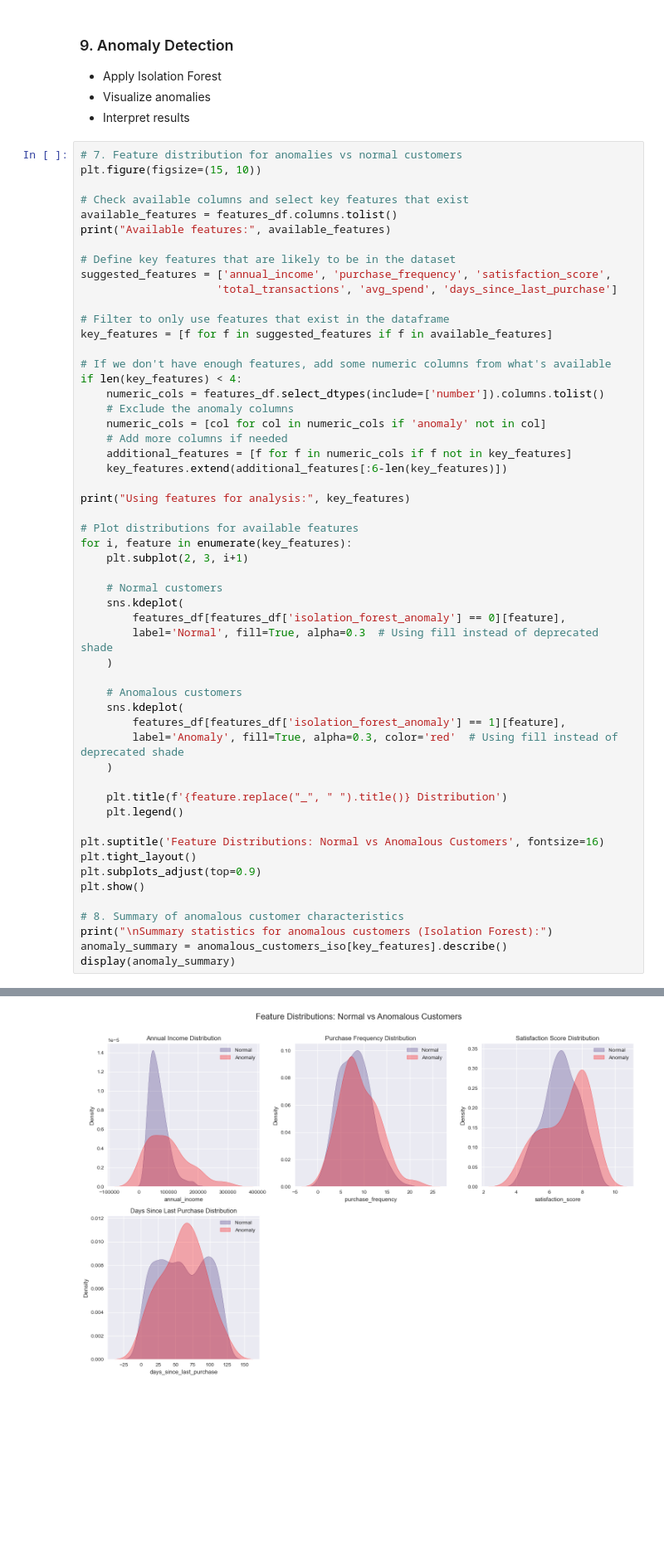
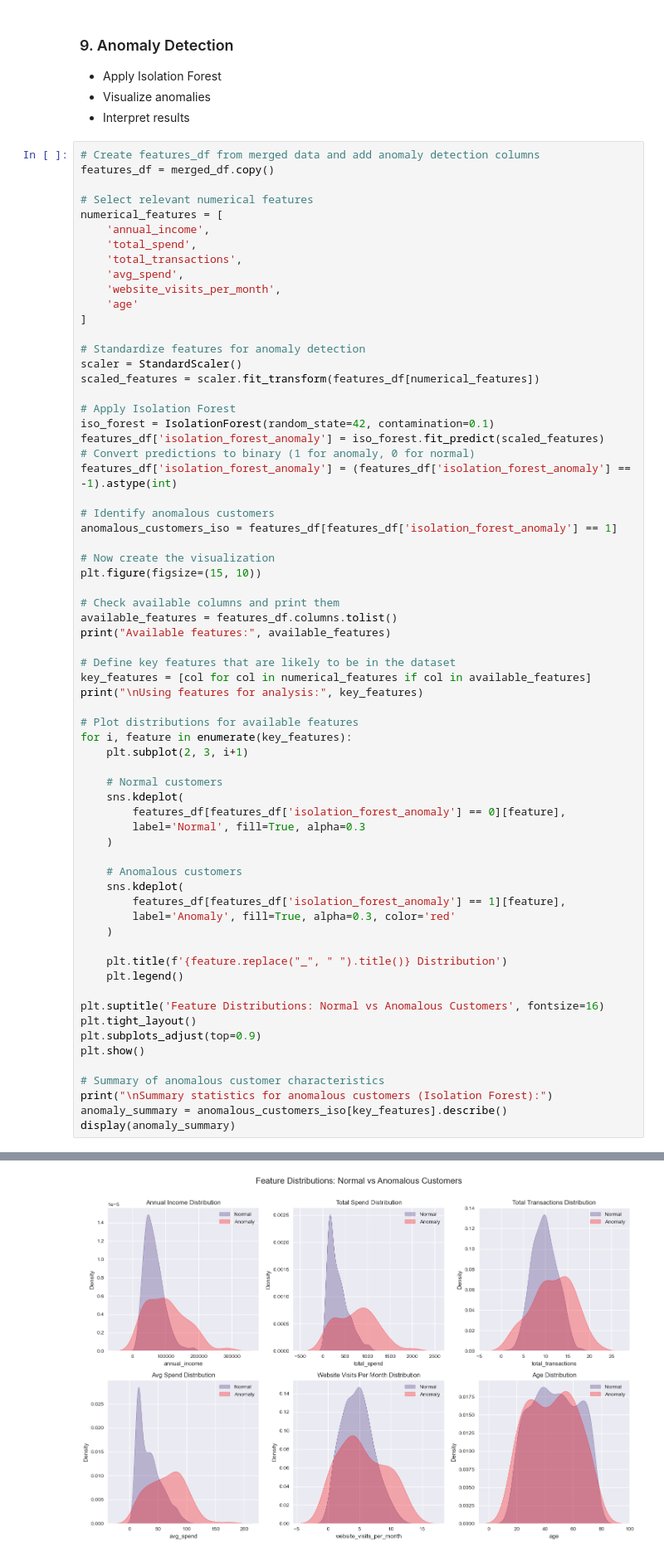
Before and after one commit to Omdena-CBP-Tanzania/unsupervised-machine-learning-lordwalt, a Jupyter notebook: retail_customer_segmentation.ipynb, the cells around one changed output, grey strips where cells are left out. Shown at 83% size. Cells and saved outputs as stored; diff of their text form; blank space fills up the shorter version.

```diff
--- a/retail_customer_segmentation.ipynb
+++ b/retail_customer_segmentation.ipynb
@@ -730,30 +730,42 @@ Cross-Cluster Opportunities:
 - Visualize anomalies
 - Interpret results
 # %%
-# 7. Feature distribution for anomalies vs normal customers
+# Create features_df from merged data and add anomaly detection columns
+features_df = merged_df.copy()
+
+# Select relevant numerical features
+numerical_features = [
+    'annual_income',
+    'total_spend',
+    'total_transactions',
+    'avg_spend',
+    'website_visits_per_month',
+    'age'
+]
+
+# Standardize features for anomaly detection
+scaler = StandardScaler()
+scaled_features = scaler.fit_transform(features_df[numerical_features])
+
+# Apply Isolation Forest
+iso_forest = IsolationForest(random_state=42, contamination=0.1)
+features_df['isolation_forest_anomaly'] = iso_forest.fit_predict(scaled_features)
+# Convert predictions to binary (1 for anomaly, 0 for normal)
+features_df['isolation_forest_anomaly'] = (features_df['isolation_forest_anomaly'] == -1).astype(int)
+
+# Identify anomalous customers
+anomalous_customers_iso = features_df[features_df['isolation_forest_anomaly'] == 1]
+
+# Now create the visualization
 plt.figure(figsize=(15, 10))
 
-# Check available columns and select key features that exist
+# Check available columns and print them
 available_features = features_df.columns.tolist()
 print("Available features:", available_features)
 
 # Define key features that are likely to be in the dataset
-suggested_features = ['annual_income', 'purchase_frequency', 'satisfaction_score',
-                     'total_transactions', 'avg_spend', 'days_since_last_purchase']
-
-# Filter to only use features that exist in the dataframe
-key_features = [f for f in suggested_features if f in available_features]
-
-# If we don't have enough features, add some numeric columns from what's available
-if len(key_features) < 4:
-    numeric_cols = features_df.select_dtypes(include=['number']).columns.tolist()
-    # Exclude the anomaly columns
-    numeric_cols = [col for col in numeric_cols if 'anomaly' not in col]
-    # Add more columns if needed
-    additional_features = [f for f in numeric_cols if f not in key_features]
-    key_features.extend(additional_features[:6-len(key_features)])
-
-print("Using features for analysis:", key_features)
+key_features = [col for col in numerical_features if col in available_features]
+print("\nUsing features for analysis:", key_features)
 
 # Plot distributions for available features
 for i, feature in enumerate(key_features):
@@ -762,13 +774,13 @@ for i, feature in enumerate(key_features):
     # Normal customers
     sns.kdeplot(
         features_df[features_df['isolation_forest_anomaly'] == 0][feature],
-        label='Normal', fill=True, alpha=0.3  # Using fill instead of deprecated shade
+        label='Normal', fill=True, alpha=0.3
     )
 
     # Anomalous customers
     sns.kdeplot(
         features_df[features_df['isolation_forest_anomaly'] == 1][feature],
-        label='Anomaly', fill=True, alpha=0.3, color='red'  # Using fill instead of deprecated shade
+        label='Anomaly', fill=True, alpha=0.3, color='red'
     )
 
     plt.title(f'{feature.replace("_", " ").title()} Distribution')
@@ -779,7 +791,7 @@ plt.tight_layout()
 plt.subplots_adjust(top=0.9)
 plt.show()
 
-# 8. Summary of anomalous customer characteristics
+# Summary of anomalous customer characteristics
 print("\nSummary statistics for anomalous customers (Isolation Forest):")
 anomaly_summary = anomalous_customers_iso[key_features].describe()
 display(anomaly_summary)
@@ -789,2 +802,2 @@ Using features for analysis: ['annual_income', 'purchase_frequency', 'satisfacti
-[figure, old version]
+[figure, new version]
 Summary statistics for anomalous customers (Isolation Forest):
```
Also changed, not shown: parts of 4 cells of this notebook, 1 other file.
